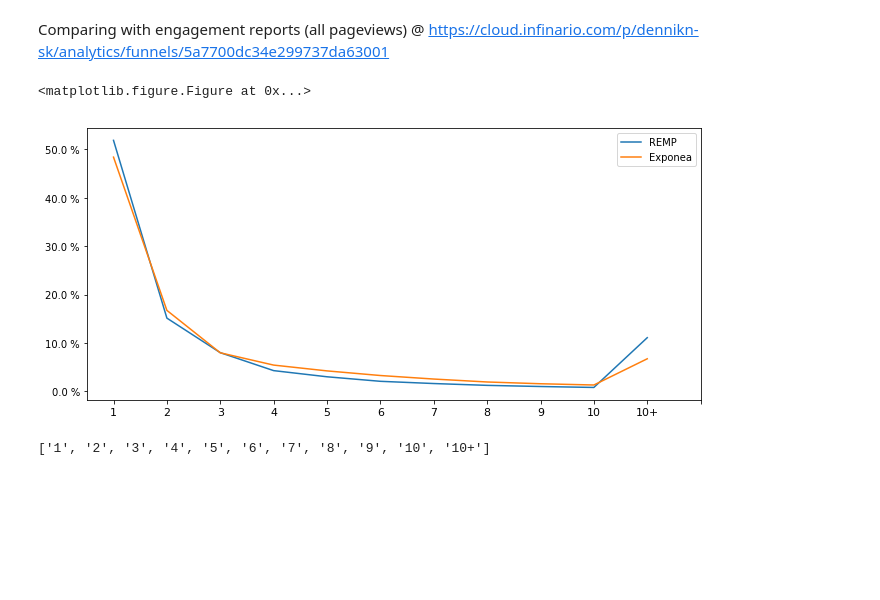
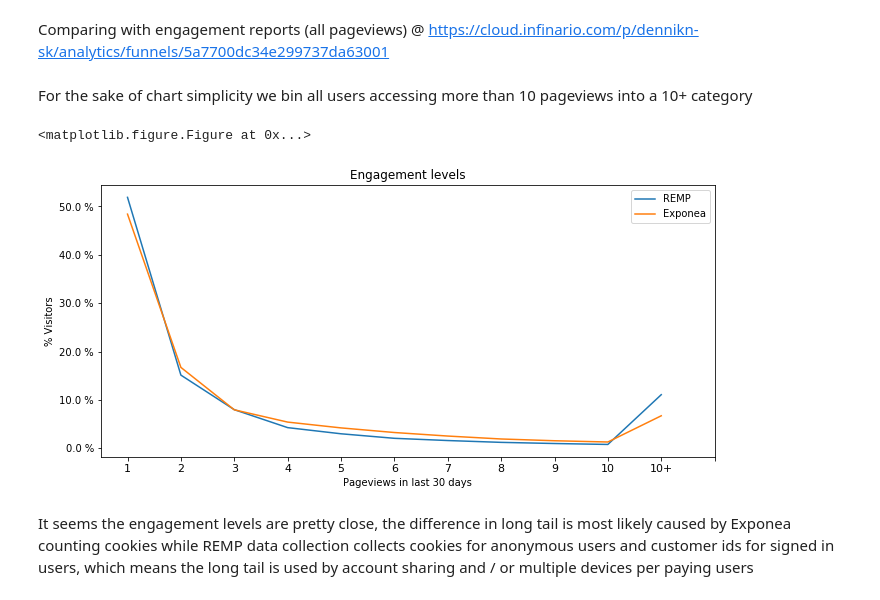
Before and after one commit to DOBss/remp, a Jupyter notebook: Pythia/Experiments/Data Exploration/rg-data-exploration-intro.ipynb, the cells around one changed output. Drawn from its saved outputs; the diff is of its cells as text; code cells hidden in the pictures; blank space fills up the shorter version.

Commit message:
173-readership-level-comparison

```diff
--- a/Pythia/Experiments/Data Exploration/rg-data-exploration-intro.ipynb
+++ b/Pythia/Experiments/Data Exploration/rg-data-exploration-intro.ipynb
@@ -176,28 +177,28 @@ readership_level_all_exponea = pd.Series.from_csv('readership-levels-all-pvs.csv
 readership_level_all_exponea = readership_level_all_exponea / readership_level_all_exponea.sum()
 readership_level_all_exponea.index = readership_level_all_exponea.index.astype(int)
 readership_level_all_exponea = readership_level_all_exponea.sort_index()
+# %% [markdown]
+For the sake of chart simplicity we bin all users accessing more than 10 pageviews into a 10+ category
 # %%
 plt.clf()
 remp_readership_all = readership_level_all_remp[:10].append(pd.Series(readership_level_all_remp[10:].sum())).reset_index(drop=True)
 # remp_readership_all.index = [str(x) for x in range(1, 11)] + ['10+']
 exponea_readership_all = readership_level_all_exponea[:10].append(pd.Series(readership_level_all_exponea[10:].sum())).reset_index(drop=True)
 fig, ax = plt.subplots(figsize=(11, 5))
 plt.plot(remp_readership_all)
 plt.plot(exponea_readership_all)
 vals = ax.get_yticks()
 ax.set_yticklabels([str(x*100) + ' %' for x in vals])
 ax.set_xticks(range(0,12))
 ax.set_xticklabels(pd.Series([(str(val) if val != 11 else '10+')
                               for val in range(1,12)]), fontsize=11)
 ax.legend(('REMP', 'Exponea'))
-plt.xlabel("Pageviews in last 30 d")
-plt.ylabel("% positive child comments")
+plt.xlabel("Pageviews in last 30 days")
+plt.ylabel("% Visitors")
+plt.title('Engagement levels')
 plt.show()
 # %% [output]
 <matplotlib.figure.Figure at 0x...>
-[figure, old version]
+[figure, new version]
-# %%
-[(str(val) if val != 11 else '10+')
-               for val in range(1,12)]
-# %% [output]
-['1', '2', '3', '4', '5', '6', '7', '8', '9', '10', '10+']
+# %% [markdown]
+It seems the engagement levels are pretty close, the difference in long tail is most likely caused by Exponea counting cookies while REMP data collection collects cookies for anonymous users and customer ids for signed in users, which means the long tail is used by account sharing and / or multiple devices per paying users
```
Also changed, not shown: parts of 8 cells of this notebook.
